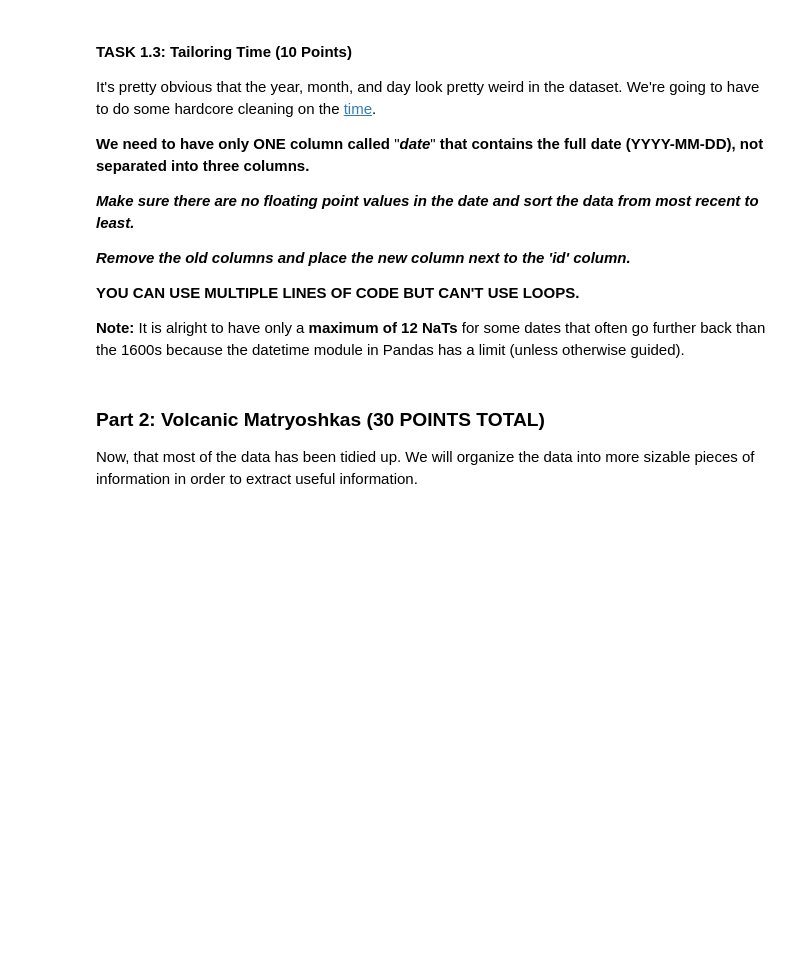
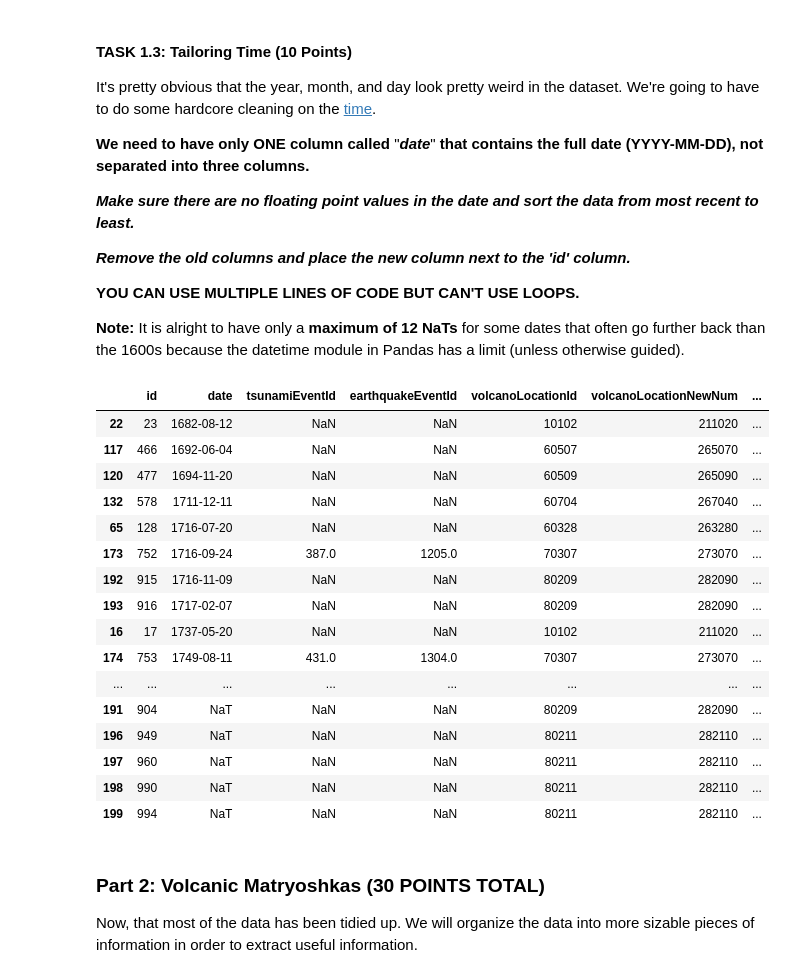
Before and after one commit to minhvu05/cmsc320, a Jupyter notebook: HW1/CMSC320_HW1_Spring2026.ipynb, the cells around one changed output. Drawn from its saved outputs; the diff is of its cells as text; code cells hidden in the pictures; blank space fills up the shorter version.

```diff
--- a/HW1/CMSC320_HW1_Spring2026.ipynb
+++ b/HW1/CMSC320_HW1_Spring2026.ipynb
@@ -151,28 +237,38 @@ It's pretty obvious that the year, month, and day look pretty weird in the datas
 # %%
 import datetime
 import pandas as pd
 
-# df[['year','month','day']]
-# df['date'] = pd.to_datetime(df[['year','month','day']])
-
-# is this right, do i have to drop NaN?
-
 # Drop original columns and sort.
-df = df[df['year'] >= 1677]
-df = df[df['month'] > 0]
-df = df[df['day'] > 0]
-df['date'] = pd.to_datetime(df[['year','month','day']])
+df['date'] = pd.to_datetime(df[['year','month','day']], errors='coerce')
 df = df.sort_values(['date'])
 
 df = df.drop(['year', 'month', 'day'], axis=1)
 
 # Place new column next to 'id' column.
 tmp = df.pop('date')
 df.insert(1, 'date', tmp)
 
 new_df = df
 # # KEEP THIS. It will display the whole dataframe.
 new_df
+# %% [output]
+|  | id | date | tsunamiEventId | earthquakeEventId | volcanoLocationId | volcanoLocationNewNum | ... |
+| 22 | 23 | 1682-08-12 | NaN | NaN | 10102 | 211020 | ... |
+| 117 | 466 | 1692-06-04 | NaN | NaN | 60507 | 265070 | ... |
+| 120 | 477 | 1694-11-20 | NaN | NaN | 60509 | 265090 | ... |
+| 132 | 578 | 1711-12-11 | NaN | NaN | 60704 | 267040 | ... |
+| 65 | 128 | 1716-07-20 | NaN | NaN | 60328 | 263280 | ... |
+| 173 | 752 | 1716-09-24 | 387.0 | 1205.0 | 70307 | 273070 | ... |
+| 192 | 915 | 1716-11-09 | NaN | NaN | 80209 | 282090 | ... |
+| 193 | 916 | 1717-02-07 | NaN | NaN | 80209 | 282090 | ... |
+| 16 | 17 | 1737-05-20 | NaN | NaN | 10102 | 211020 | ... |
+| 174 | 753 | 1749-08-11 | 431.0 | 1304.0 | 70307 | 273070 | ... |
+| ... | ... | ... | ... | ... | ... | ... | ... |
+| 191 | 904 | NaT | NaN | NaN | 80209 | 282090 | ... |
+| 196 | 949 | NaT | NaN | NaN | 80211 | 282110 | ... |
+| 197 | 960 | NaT | NaN | NaN | 80211 | 282110 | ... |
+| 198 | 990 | NaT | NaN | NaN | 80211 | 282110 | ... |
+| 199 | 994 | NaT | NaN | NaN | 80211 | 282110 | ... |
 # %% [markdown]
 ### **Part 2: Volcanic Matryoshkas (30 POINTS TOTAL)**
 
```
Also changed, not shown: parts of 22 cells of this notebook, 1 other file.
